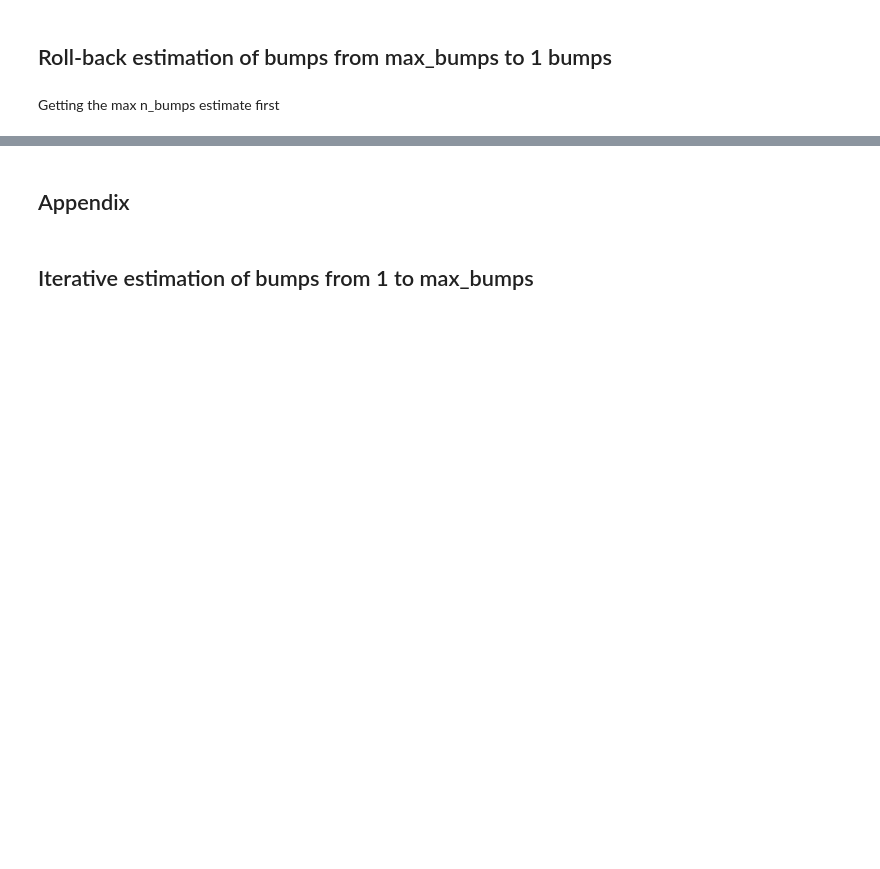
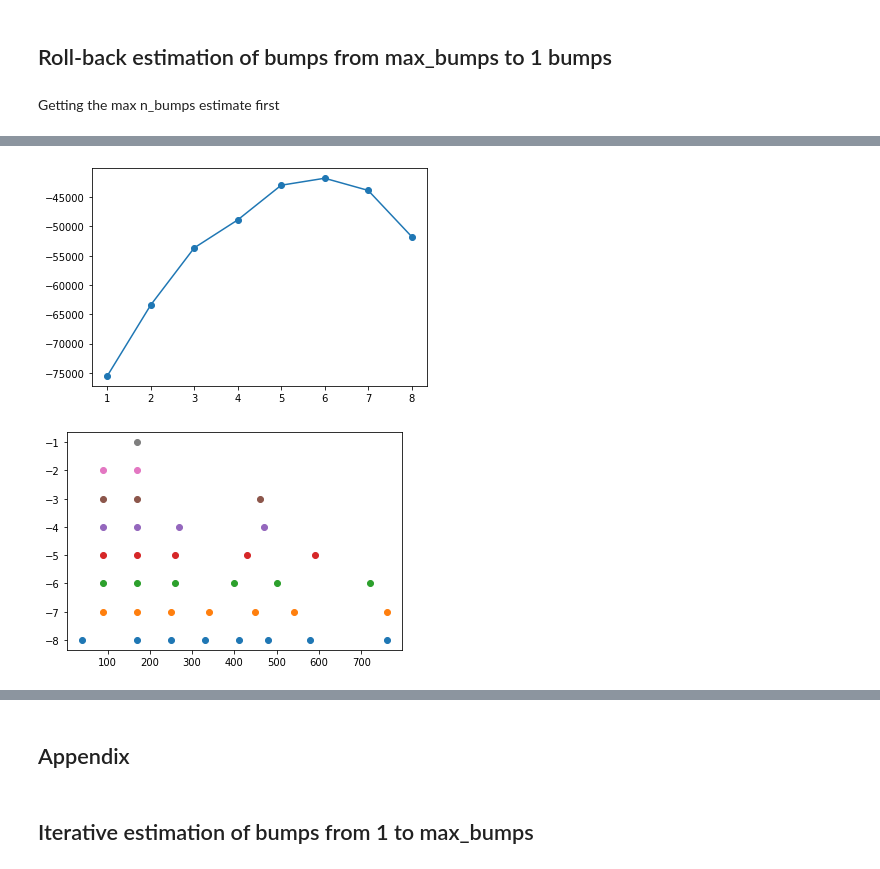
Before and after one commit to GWeindel/hmp, a Jupyter notebook: testing_notebook.ipynb, the cells around one changed output, grey strips where cells are left out. Drawn from its saved outputs; the diff is of its cells as text; code cells hidden in the pictures; blank space fills up the shorter version.

```diff
--- a/testing_notebook.ipynb
+++ b/testing_notebook.ipynb
@@ -155,15 +64,15 @@ max_estimates
 bump_loo_results = [max_estimates]
 
 i = 1
-for n_bumps in np.arange(init.max_bumps(),1,-1):
+for n_bumps in np.arange(init.max_bumps()-1,0,-1):
     temp_best = bump_loo_results[-i]
-    n_bumps_list = np.arange(n_bumps)
-    possible_bumps = list(itertools.combinations(n_bumps_list, n_bumps-1))
-    possible_flats = list(itertools.combinations(n_bumps_list+1, n_bumps-1))
+    n_bumps_list = np.arange(n_bumps+1)
+    possible_bumps = list(itertools.combinations(n_bumps_list, n_bumps))
+    possible_flats = list(itertools.combinations(n_bumps_list+1, n_bumps))
     possible_flats = [np.insert(x,0,0) for x in possible_flats]
     with multiprocessing.Pool(processes=cpus) as pool:
         bump_loo_likelihood_temp = pool.starmap(init.fit_single,
-            zip(itertools.repeat(n_bumps-1),temp_best.magnitudes.values.T[possible_bumps,:],
+            zip(itertools.repeat(n_bumps),temp_best.magnitudes.values.T[possible_bumps,:],
                 temp_best.parameters.values[possible_flats,:],
                 itertools.repeat(1),itertools.repeat(True)))
                 #repeat(np.tile([1,50], (n_bumps,1))),
@@ -179,6 +117,9 @@ bests
 # %%
 plt.plot(np.arange(init.max_bumps())+1, bests.likelihoods[::-1],'o-')
 plt.show()
-for nbump in np.arange(init.max_bumps()-1,0,-1):
-    times = init.bump_times(bests.sel(n_bumps=nbump),nbump)
-    plt.plot(np.cumsum(times), -np.repeat(nbump, len(times)),'o')
+for nbump in np.arange(init.max_bumps(),0,-1):
+    times = init.mean_bump_times(bests.sel(n_bumps=nbump))
+    plt.plot(times, -np.repeat(nbump, len(times)),'o')
+# %% [output]
+[figure, added]
+[figure, added]
```
Also changed, not shown: parts of 14 cells of this notebook, 2 other files.
